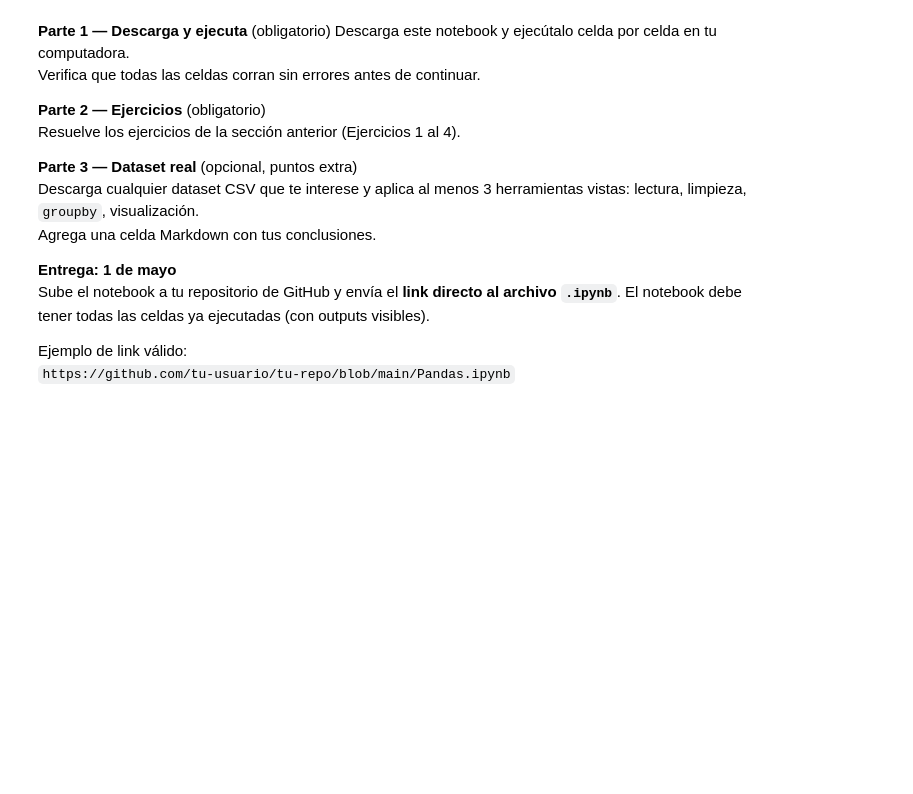
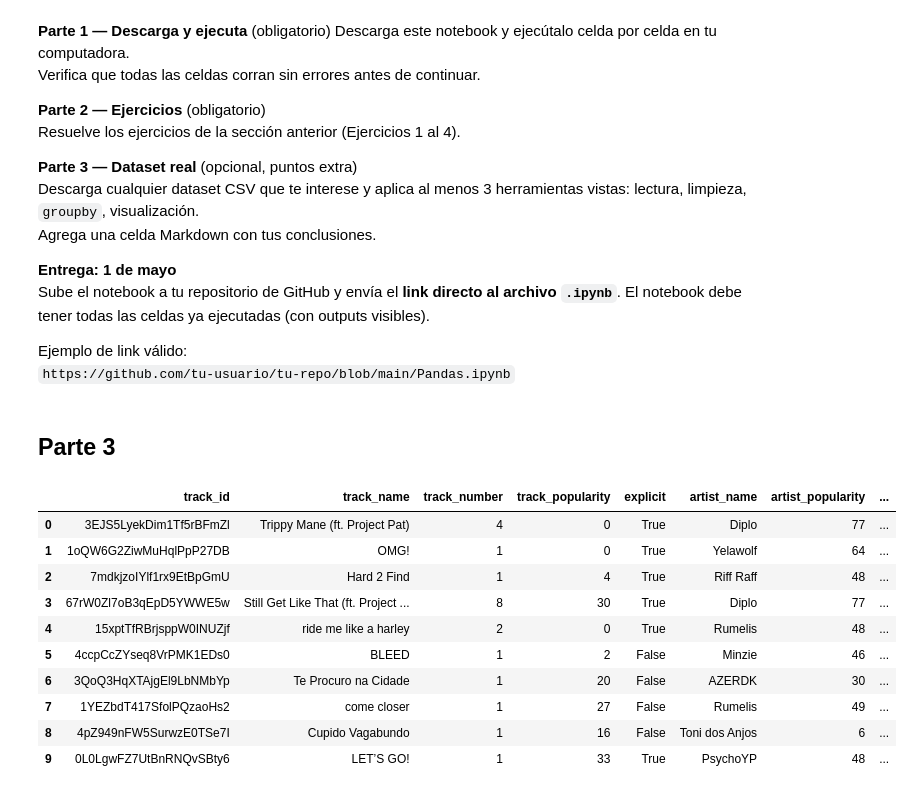
Before and after one commit to DeboraTablas/F12-Programacion, a Jupyter notebook: ejemplos/python/Pandas.ipynb, the cells around one changed output. Saved outputs shown, nothing was run; the diff lists cells and outputs as text; code cells hidden in the pictures; blank space fills up the shorter version.

```diff
--- a/ejemplos/python/Pandas.ipynb
+++ b/ejemplos/python/Pandas.ipynb
@@ -1107,3 +1107,22 @@ El notebook debe tener todas las celdas ya ejecutadas (con outputs visibles).
 
 Ejemplo de link válido:
 `https://github.com/tu-usuario/tu-repo/blob/main/Pandas.ipynb`
+# %% [markdown]
+## Parte 3
+# %%
+import pandas as pd
+df= pd.read_csv("spotify_data_clean.csv")
+
+df.head(10)
+# %% [output]
+|  | track_id | track_name | track_number | track_popularity | explicit | artist_name | artist_popularity | ... |
+| 0 | 3EJS5LyekDim1Tf5rBFmZl | Trippy Mane (ft. Project Pat) | 4 | 0 | True | Diplo | 77 | ... |
+| 1 | 1oQW6G2ZiwMuHqlPpP27DB | OMG! | 1 | 0 | True | Yelawolf | 64 | ... |
+| 2 | 7mdkjzoIYlf1rx9EtBpGmU | Hard 2 Find | 1 | 4 | True | Riff Raff | 48 | ... |
+| 3 | 67rW0Zl7oB3qEpD5YWWE5w | Still Get Like That (ft. Project ... | 8 | 30 | True | Diplo | 77 | ... |
+| 4 | 15xptTfRBrjsppW0INUZjf | ride me like a harley | 2 | 0 | True | Rumelis | 48 | ... |
+| 5 | 4ccpCcZYseq8VrPMK1EDs0 | BLEED | 1 | 2 | False | Minzie | 46 | ... |
+| 6 | 3QoQ3HqXTAjgEl9LbNMbYp | Te Procuro na Cidade | 1 | 20 | False | AZERDK | 30 | ... |
+| 7 | 1YEZbdT417SfolPQzaoHs2 | come closer | 1 | 27 | False | Rumelis | 49 | ... |
+| 8 | 4pZ949nFW5SurwzE0TSe7I | Cupido Vagabundo | 1 | 16 | False | Toni dos Anjos | 6 | ... |
+| 9 | 0L0LgwFZ7UtBnRNQvSBty6 | LET’S GO! | 1 | 33 | True | PsychoYP | 48 | ... |
```
Also changed, not shown: parts of 5 cells of this notebook, 1 other file.
